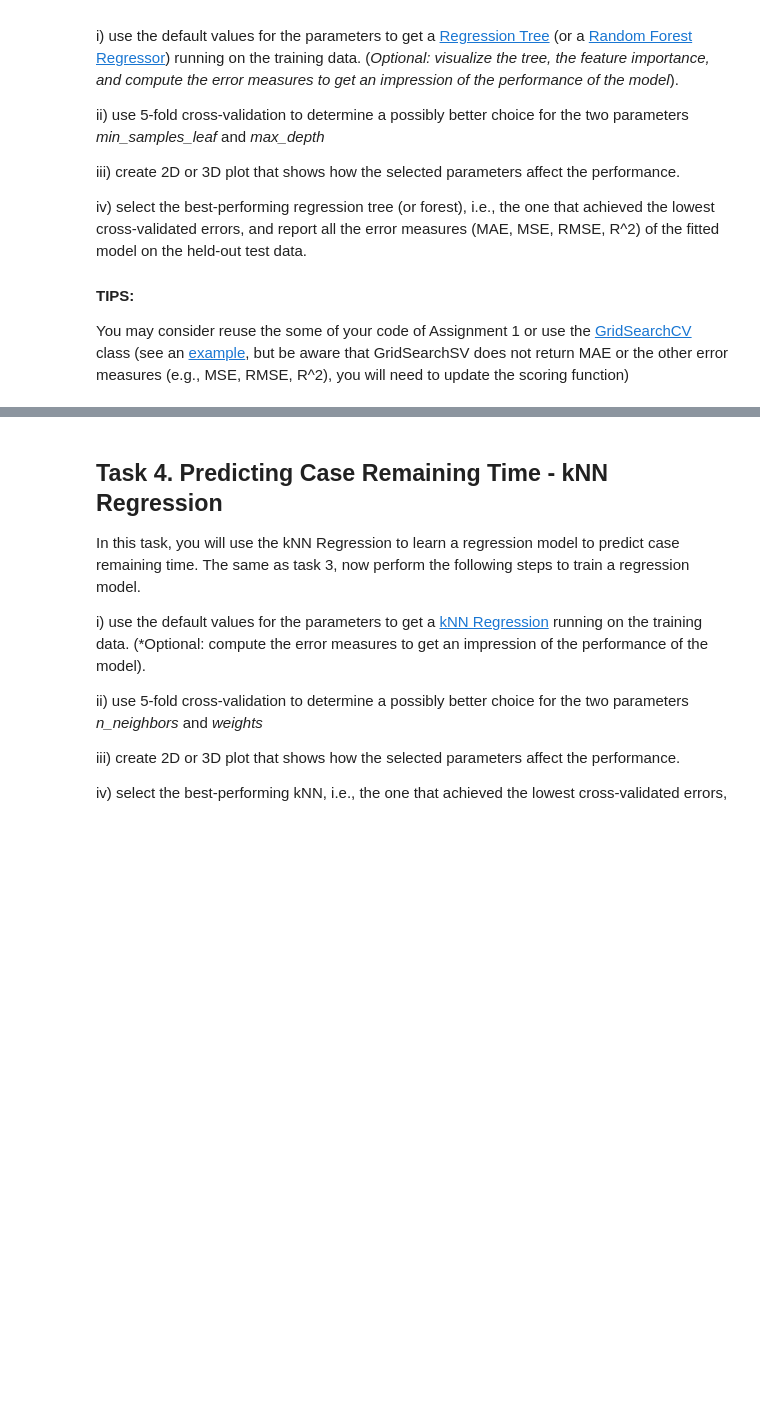
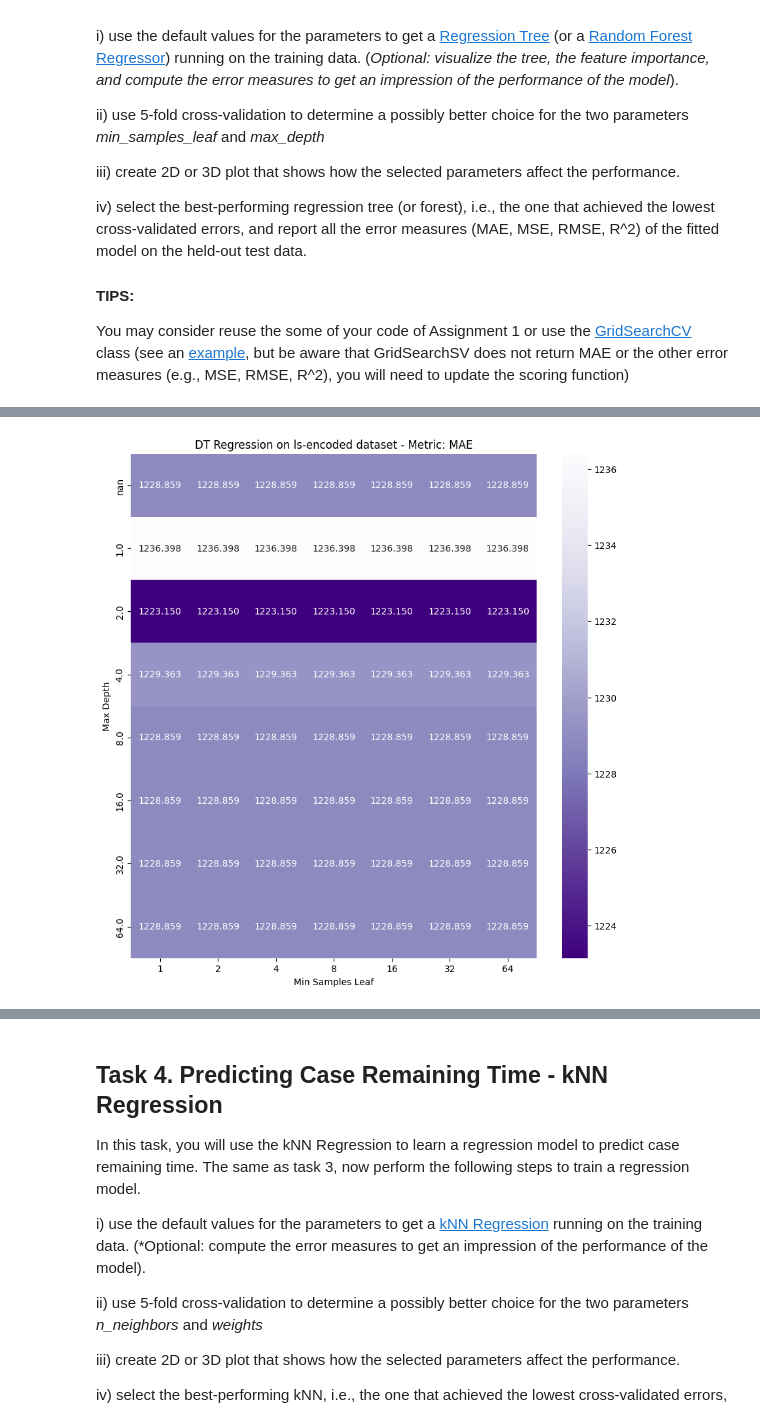
Before and after one commit to MacSuperior/APML-2, a Jupyter notebook: Assignment 2.ipynb, the cells around one changed output, grey strips where cells are left out. Drawn from its saved outputs; the diff is of its cells as text; code cells hidden in the pictures; blank space fills up the shorter version.

Commit message:
add 3, 4 to main notebook
hier zit ook Rijk's oude encoding code bij, dus dat moet nog allemaal door jullie aangepast en geupdate worden

```diff
--- a/Assignment 2.ipynb
+++ b/Assignment 2.ipynb
@@ -116,0 +124,2 @@ Based on the above information, decide on which cleaning steps you will need to
+# %%
+df_sorted['prev_2_activity'] = np.where(df_sorted['Case ID'] == df_sorted['Case ID'].shift(2), df_sorted['Activity'].shift(2), None)
@@ -213,0 +212,6 @@ Tips: *You may consider reuse some of your code from Assignment 1 Task 1.2*
+# %%
+# Create training data and held-out test data for *data_Sepsis_ls*
+X = data_Sepsis_ls.drop(columns=['remtime', 'Case ID'])
+y = data_Sepsis_ls['remtime']
+
+X_lstrain, X_lstest, y_lstrain, y_lstest = train_test_split(X, y, test_size=0.30, random_state=6, shuffle=True)
@@ -248,0 +270,16 @@ from sklearn.tree import DecisionTreeRegressor
+# %%
+# TODO: set the search space of the parameters *min_samples_leaf* and *max_depth*
+dtr_params = {
+    'min_samples_leaf': [1, 2, 4, 8, 16, 32, 64],
+    'max_depth': [1, 2, 4, 8, 16, 32, 64, None]
+}
+
+# TODO: create 5-fold cross-validation
+kf = KFold(n_splits=5, shuffle=True, random_state=0)
+
+# TODO: learn an optimal regression tree model (random forest regressor)
+dtr = DecisionTreeRegressor(random_state=0)
+dtr_ls_optimized = GridSearchCV(dtr, dtr_params, scoring=scorers, refit=main_scorer, cv=kf)
+# %%
+# fit the model
+dtr_ls_optimized.fit(X_lstrain, y_lstrain)
@@ -248,0 +296,20 @@ from sklearn.tree import DecisionTreeRegressor
+# %%
+# TODO: create 2D or 3D plot that shows how the selected parameter values affect the MAE (or RMSE).
+import seaborn as sns
+import matplotlib.pyplot as plt
+
+# Create a dataframe from the grid search results
+dtr_ls_results = pd.DataFrame(dtr_ls_optimized.cv_results_)
+
+# Create a pivot table from the dataframe
+dtr_pivot_table = dtr_ls_results.pivot(index='param_max_depth', columns='param_min_samples_leaf', values=f'mean_test_{main_scorer}')
+
+# Create a heatmap from the pivot table
+fig, ax = plt.subplots(figsize=(10, 10))
+sns.heatmap(dtr_pivot_table, annot=True, fmt='.3f', cmap='Purples_r', ax=ax)
+ax.set_title(f"""DT Regression on ls-encoded dataset - Metric: {main_scorer}""")
+ax.set_xlabel('Min Samples Leaf')
+ax.set_ylabel('Max Depth')
+plt.show()
+# %% [output]
+[figure, added]
```
Also changed, not shown: parts of 38 cells of this notebook.
